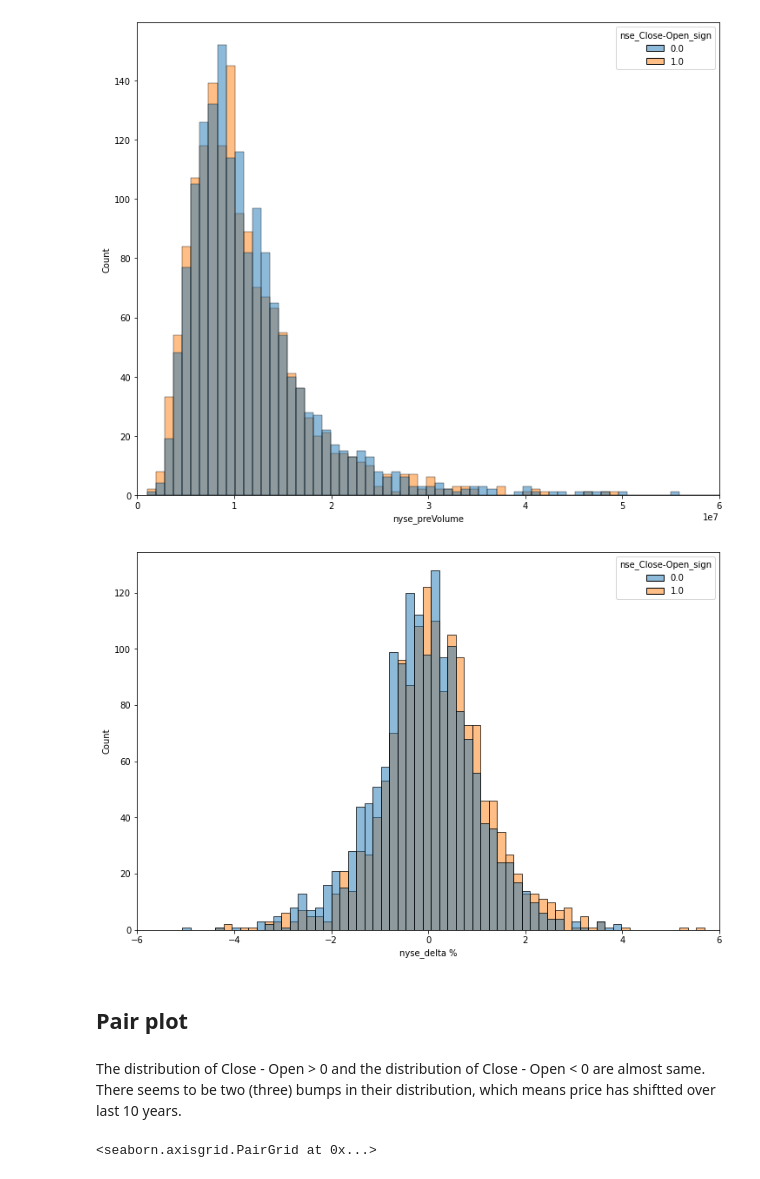
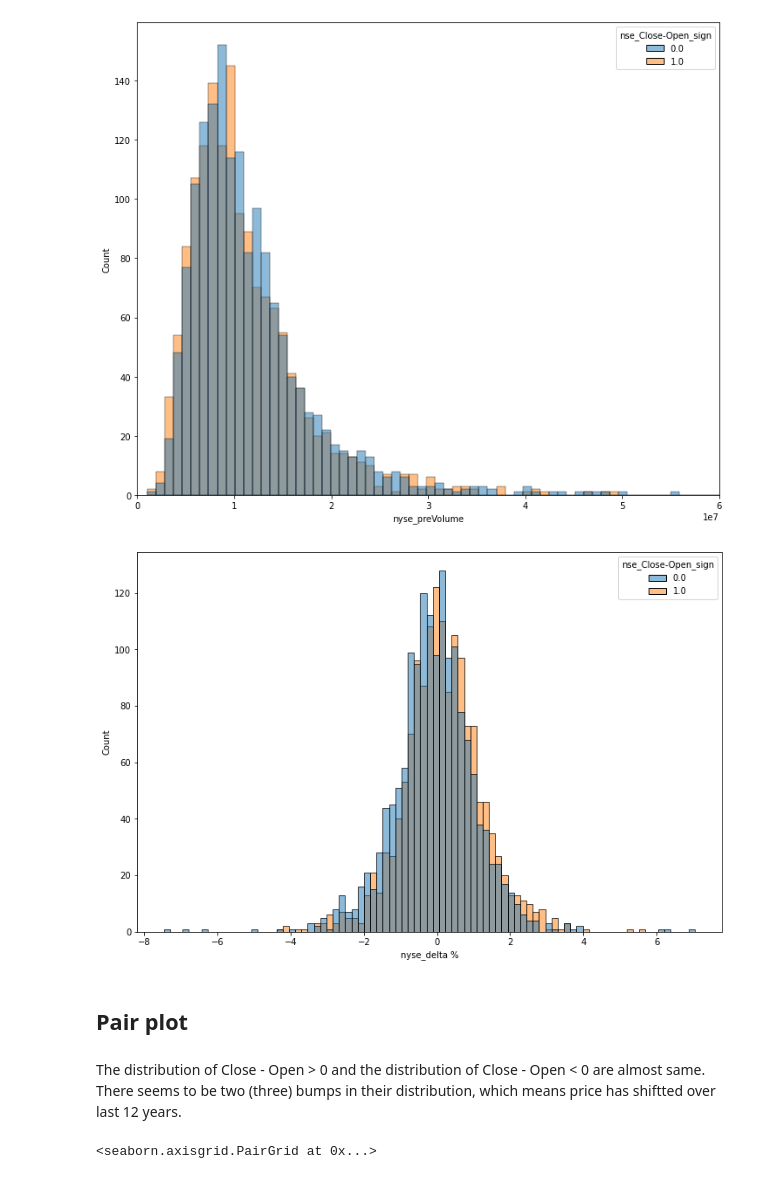
Before and after one commit to jeffreywhat/6103-NYSE-NSE-Set-Project, a Jupyter notebook: InfosysModels_final.ipynb, the cells around one changed output. Drawn from its saved outputs; the diff is of its cells as text; code cells hidden in the pictures.

```diff
--- a/Model_Kentaro_v3.ipynb
+++ b/InfosysModels_final.ipynb
@@ -15,6 +22,8 @@ df_infy_nse = pd.read_csv('Dataset updated/INFOSYS.NSE-2010-2022.csv')
 df_infy_nse = df_infy_nse.dropna().reset_index(drop=True)
 # %%
 class ShapingDF:
+
+    # concat all data using "Date"
     def __init__(self, nse, nyse, idx):
         self.nse = nse
         self.nyse = nyse.add_prefix('nyse_pre')
@@ -22,13 +31,13 @@ class ShapingDF:
         self.df_temp = pd.merge(self.nse, self.nyse, left_on='Date', right_on='nyse_preDate')
         self.df_temp = pd.merge(self.df_temp, self.idx, left_on='Date', right_on='idx_preDate')
 
+    # create dataframe used for analysis
     def DF_concat(self):
-        nse_Open = pd.Series(self.df_temp['Open'].iloc[1:].reset_index(drop=True), name="nse_Open") #
-        nse_Close = pd.Series(self.df_temp['Close'].iloc[1:].reset_index(drop=True), name="nse_Close")
+        nse_Open = pd.Series(self.df_temp['Open'].iloc[1:].reset_index(drop=True), name="nse_Open")      # Drop the first row
+        nse_Close = pd.Series(self.df_temp['Close'].iloc[1:].reset_index(drop=True), name="nse_Close")   # Drop the first now
         nse_delta = pd.Series((nse_Close - nse_Open) * 100 / nse_Open, name="nse_delta %") #
-        nse_preClose = pd.Series(self.df_temp['Close'].iloc[:-1], name="nse_preClose") #
 
-
+        # create the column having dummy variable: 1 for (Close - Open) > 0, 0 for (Close - Open) < 0
         df_temp_drop0 = self.df_temp.drop(index = 0).reset_index(drop=True)
         nse_Close_Open = df_temp_drop0['Close'] / df_temp_drop0['Open']
         for i in nse_Close_Open.index:
@@ -41,6 +50,8 @@ class ShapingDF:
         df_temp_dropLast = self.df_temp[:-1]
         nyse_delta = pd.Series((df_temp_dropLast['nyse_preClose'] - df_temp_dropLast['nyse_preOpen']) * 100 / df_temp_dropLast['nyse_preOpen'],
                               name="nyse_delta %") #
+
+        # select NYSE and NASDAQ data using for analysis
         df_preNYSE_IDX = df_temp_dropLast.drop(columns=['Open', 'Close', 'High', 'Low', 'Adj Close', 'Volume',
                                                         'nyse_preDate', 'nyse_preAdj Close',
                                                         'idx_preDate', 'idx_preAdj Close', 'idx_preVolume'])
@@ -144,14 +155,13 @@ plt.show()
 # %%
 fig, ax = plt.subplots(1, 1, figsize=(12, 8))
 sns.histplot(x='nyse_delta %', hue='nse_Close-Open_sign', data=DF, ax=ax)
-plt.xlim(-6,6)
 plt.show()
 # %% [output]
-[figure, old version]
+[figure, new version]
 # %% [markdown]
 ## Pair plot
 # %% [markdown]
-The distribution of Close - Open > 0 and the distribution of Close - Open < 0 are almost same. There seems to be two (three) bumps in their distribution, which means price has shiftted over last 10 years.
+The distribution of Close - Open > 0 and the distribution of Close - Open < 0 are almost same. There seems to be two (three) bumps in their distribution, which means price has shiftted over last 12 years.
 # %%
 sns.pairplot(DF.iloc[:,:-2], hue = "nse_Close-Open_sign")
 # %% [output]
```
Also changed, not shown: parts of 38 cells of this notebook, 1 other file.
